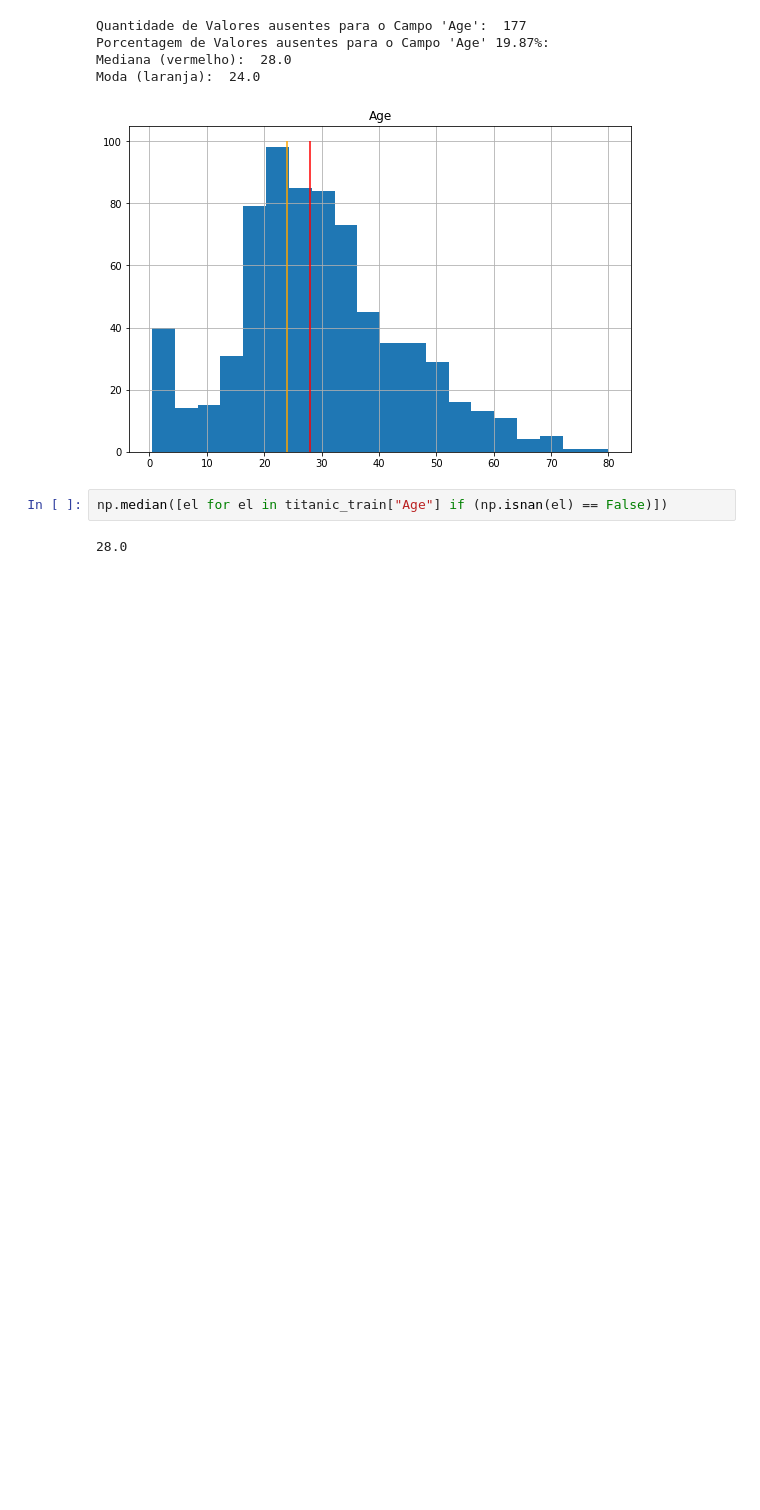
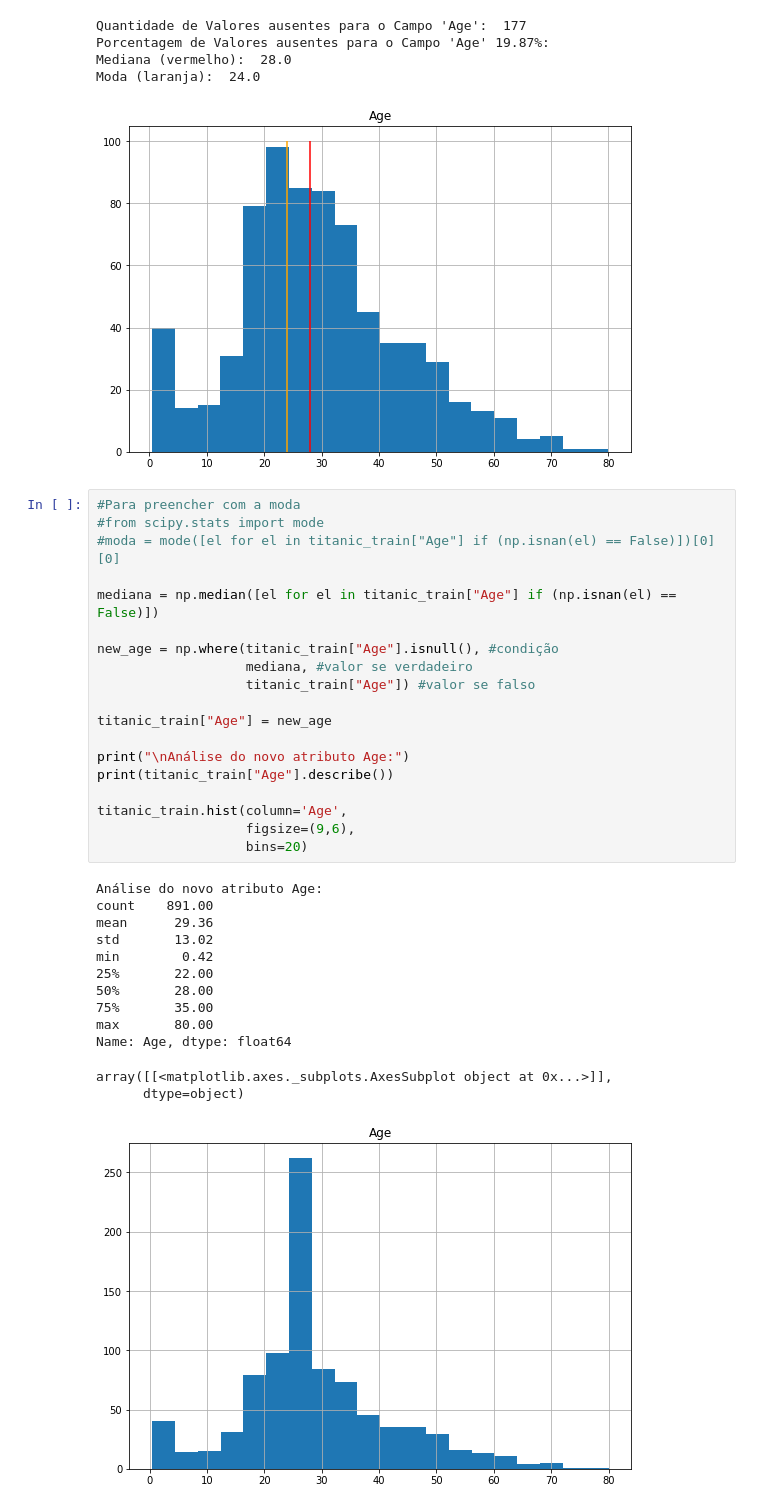
Before and after one commit to caiobellezi/estudos, a Jupyter notebook: Estudos_Transformacao_de_dados.ipynb, the cells around one changed output. Drawn from its saved outputs; the diff is of its cells as text; blank space fills up the shorter version.

```diff
--- a/Estudos_Transformacao_de_dados.ipynb
+++ b/Estudos_Transformacao_de_dados.ipynb
@@ -246,7 +246,36 @@ Porcentagem de Valores ausentes para o Campo 'Age' 19.87%:
 Mediana (vermelho):  28.0
 Moda (laranja):  24.0
 [figure]
-# %%
-np.median([el for el in titanic_train["Age"] if (np.isnan(el) == False)])
-# %% [output]
-28.0
+# %%
+#Para preencher com a moda
+#from scipy.stats import mode
+#moda = mode([el for el in titanic_train["Age"] if (np.isnan(el) == False)])[0][0]
+
+mediana = np.median([el for el in titanic_train["Age"] if (np.isnan(el) == False)])
+
+new_age = np.where(titanic_train["Age"].isnull(), #condição
+                   mediana, #valor se verdadeiro
+                   titanic_train["Age"]) #valor se falso
+
+titanic_train["Age"] = new_age
+
+print("\nAnálise do novo atributo Age:")
+print(titanic_train["Age"].describe())
+
+titanic_train.hist(column='Age',
+                   figsize=(9,6),
+                   bins=20)
+# %% [output]
+Análise do novo atributo Age:
+count    891.00
+mean      29.36
+std       13.02
+min        0.42
+25%       22.00
+50%       28.00
+75%       35.00
+max       80.00
+Name: Age, dtype: float64
+array([[<matplotlib.axes._subplots.AxesSubplot object at 0x...>]],
+      dtype=object)
+[figure, added]
```
Also changed, not shown: parts of 8 cells of this notebook.
